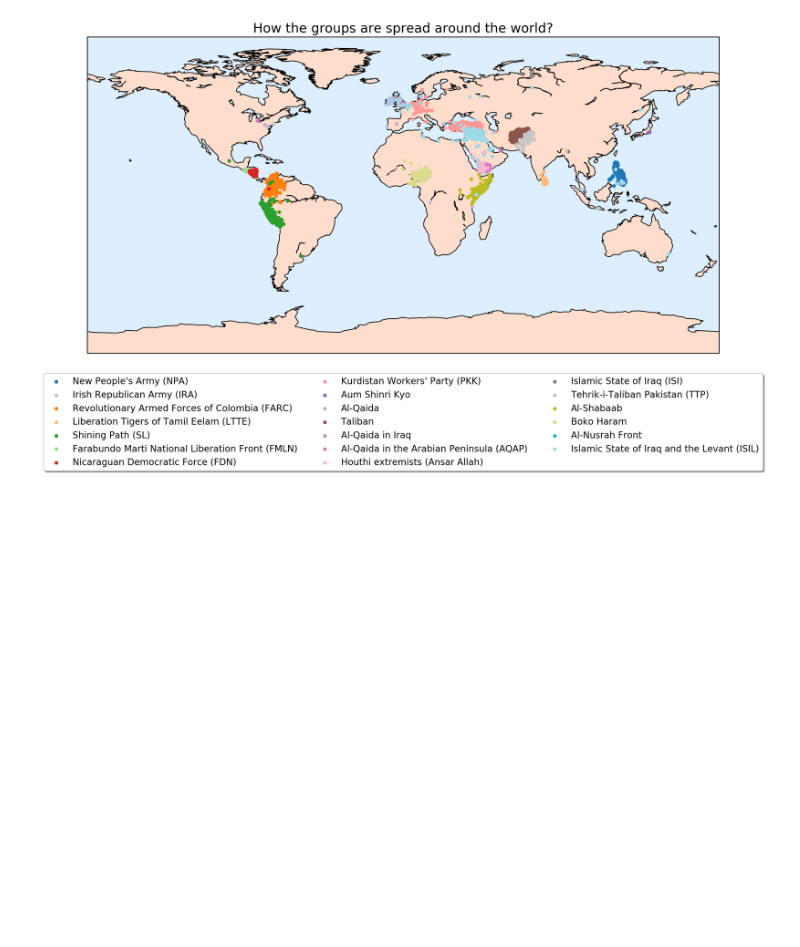
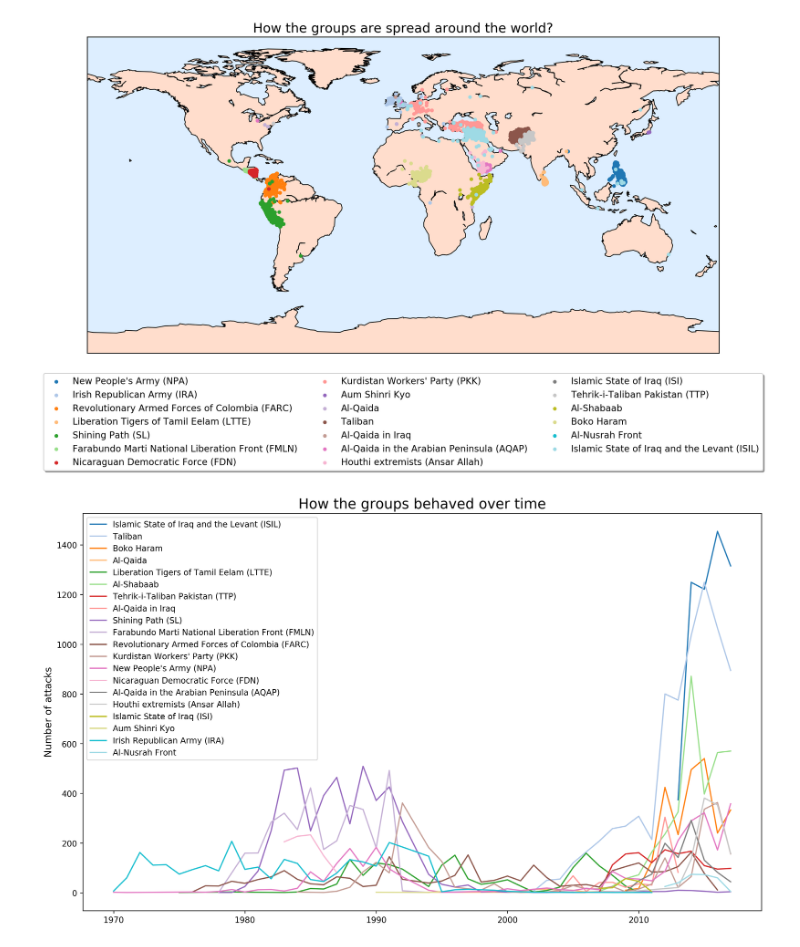
Before and after one commit to matheusfebarbosa/gtdproject, a Jupyter notebook: Global Terrorism - Project.ipynb, the cells around one changed output. Cells and saved outputs as stored; diff of their text form; code cells hidden in the pictures; blank space fills up the shorter version.

```diff
--- a/Global Terrorism - Project.ipynb
+++ b/Global Terrorism - Project.ipynb
@@ -101,18 +113,9 @@ plt.show()
 # %%
-event_kills = [(int(x),int(y)) for [x,y] in data[['Year','Kills']].values]
-year_deaths = defaultdict(int)
-for (x,y) in event_kills:
-    year_deaths[x] += y
-
-event_wounds = [(int(x),int(y)) for [x,y] in data[['Year','Wounds']].values]
-year_wounded = defaultdict(int)
-for (x,y) in event_wounds:
-    year_wounded[x] += y
-
+year_dw = data.groupby(['Year'])['Kills','Wounds'].sum()
 
 plt.figure(num=None, figsize=(10, 6), dpi=170, facecolor='w', edgecolor='k')
-plt.bar(year_deaths.keys(),year_deaths.values(),0.35,color='red')
-plt.bar(np.array(list(year_wounded.keys()))+0.35,year_wounded.values(),0.35,color='darkblue')
+plt.bar(year_dw.index,year_dw['Kills'],0.35,color='red')
+plt.bar(year_dw.index+0.35,year_dw['Wounds'],0.35,color='darkblue')
 plt.xlabel('Years')
 plt.ylabel('Number of casualties')
 plt.title('Casualties per year')
@@ -246,3 +250,22 @@ ax.legend(loc='upper center', bbox_to_anchor=(0.5, -0.05),
 plt.show()
 # %% [output]
 [figure]
+# %%
+group_year_n = data.groupby(['Group','Year']).size().reset_index(name='Attacks').set_index('Group')
+
+group_year_n = group_year_n.loc[group_kw.index.values]
+
+fig = plt.figure(figsize=(15, 9), dpi=250, facecolor='w', edgecolor='k')
+
+colors = iter(cm.tab20(np.linspace(0, 1, len(group_coord.keys()))))
+for key in group_kw.index.values:
+    plt.plot(group_year_n.loc[key]['Year'],
+            group_year_n.loc[key]['Attacks'],
+            label=key, color = next(colors))
+
+plt.title("How the groups behaved over time",fontsize='xx-large')
+plt.ylabel('Number of attacks',fontsize='large')
+plt.legend(fancybox=True,)
+plt.show()
+# %% [output]
+[figure, added]
```
Also changed, not shown: parts of 12 cells of this notebook.
